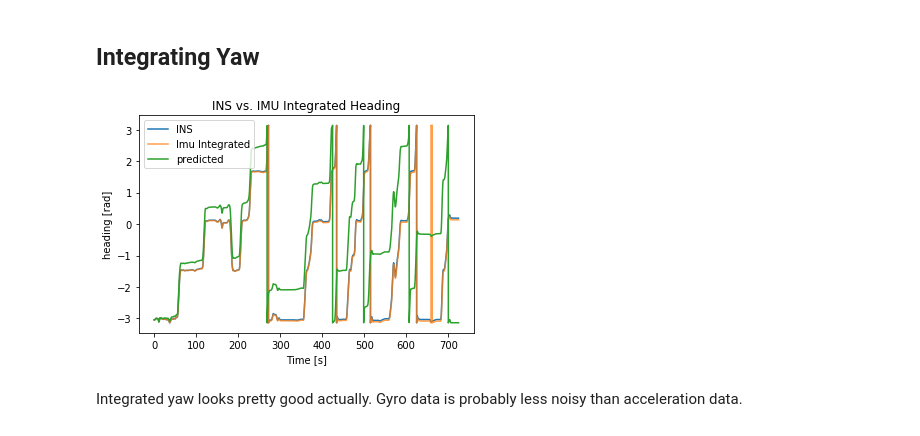
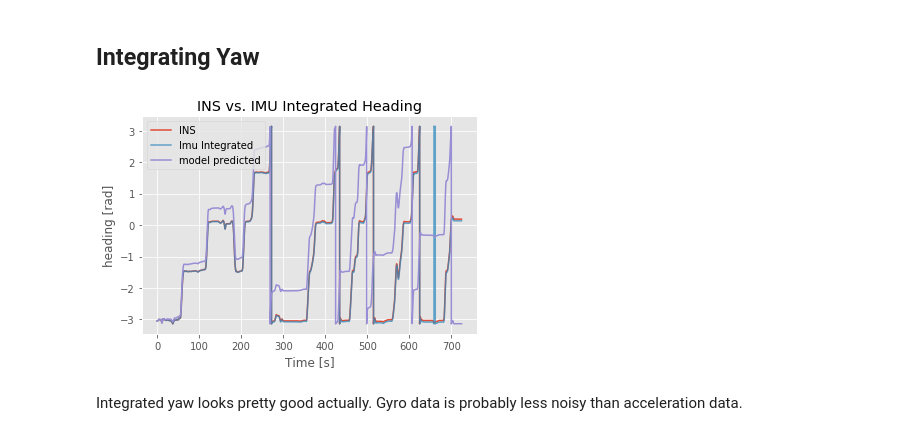
Before and after one commit to amirx96/golfcart-gps-odom-ekf, a Jupyter notebook: Notebooks/GPS & Pacmod Analysis/IMU Analysis-2.ipynb, the cells around one changed output. Saved outputs shown, nothing was run; the diff lists cells and outputs as text; code cells hidden in the pictures.

```diff
--- a/Notebooks/GPS & Pacmod Analysis/IMU Analysis-2.ipynb
+++ b/Notebooks/GPS & Pacmod Analysis/IMU Analysis-2.ipynb
@@ -85,6 +85,7 @@ imu_data
 | 724.712238 | 49599 | vectornav | 1.266946e+09 | 0.0 | 0.0 | 0.0 | -0.187211 | 0.300527 | -9.790697 | ... |
 36239 rows × 15 columns
 # %%
+plt.style.use('ggplot')
 predicted_yaw = [ins_data['.RPY.z'][0]* np.pi/180] # Initialize first heading value to INS heading
 
 for steering,time in zip(pacmod_steer['.manual_input'],pacmod_steer.index):
@@ -106,15 +107,15 @@ for i in range(imu_data.index.size - 1):
 # %%
 plt.figure()
 plt.plot(ins_data.index.values,ins_data['.RPY.z'] * np.pi/180,label='INS') # plot yaw
 plt.plot(imu_data.index,imu_yaw,label='Imu Integrated',alpha=0.75)
-plt.plot(pacmod_steer.index,predicted_yaw[0:-1],label="predicted")
+plt.plot(pacmod_steer.index,predicted_yaw[0:-1],label="model predicted")
 plt.xlabel('Time [s]')
 plt.ylabel('heading [rad]')
 plt.title('INS vs. IMU Integrated Heading');
 plt.legend()
 plt.show();
 # %% [output]
-[figure, old version]
+[figure, new version]
 # %% [markdown]
 Integrated yaw looks pretty good actually. Gyro data is probably less noisy than acceleration data.
 # %% [markdown]
```
Also changed, not shown: parts of 6 cells of this notebook, 12 other files.
